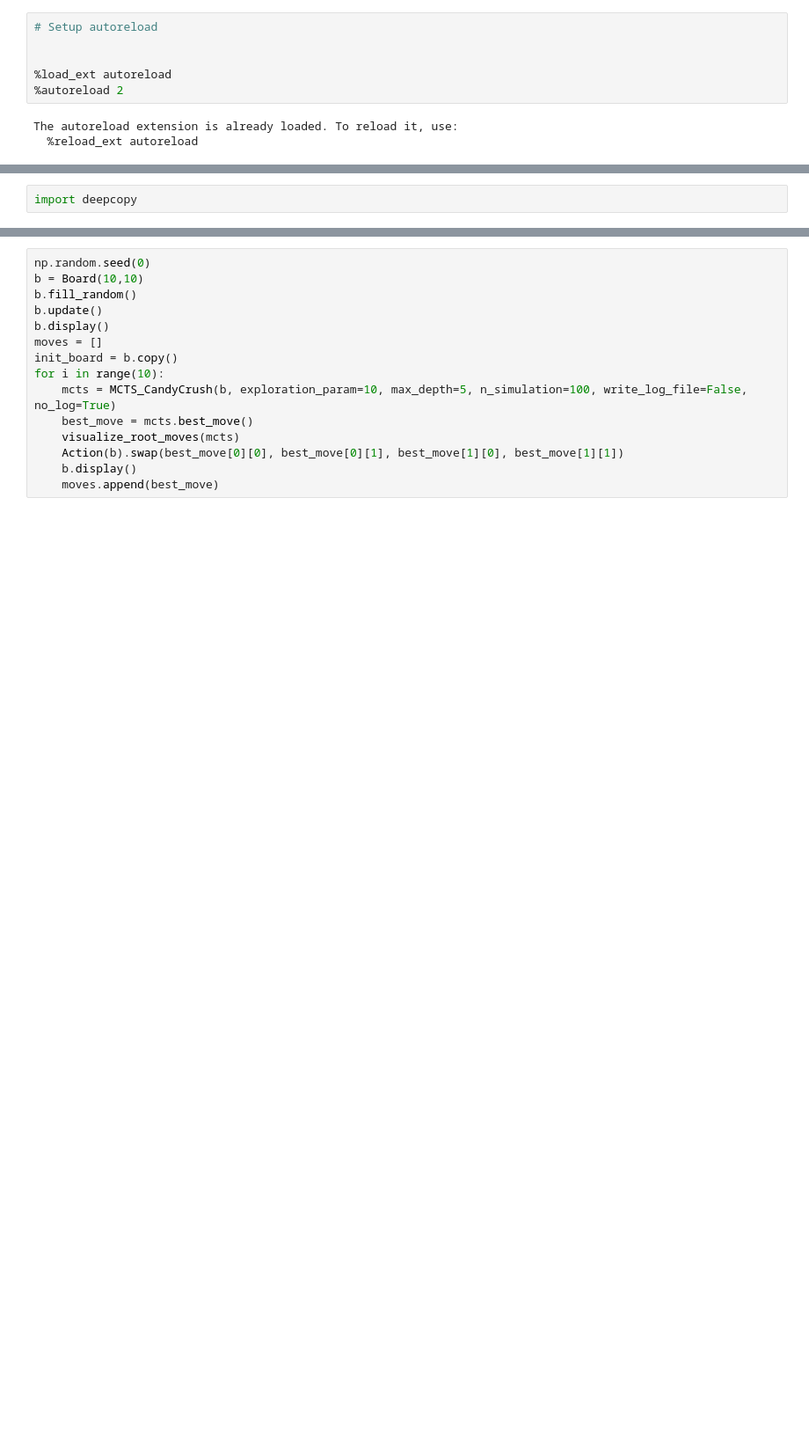
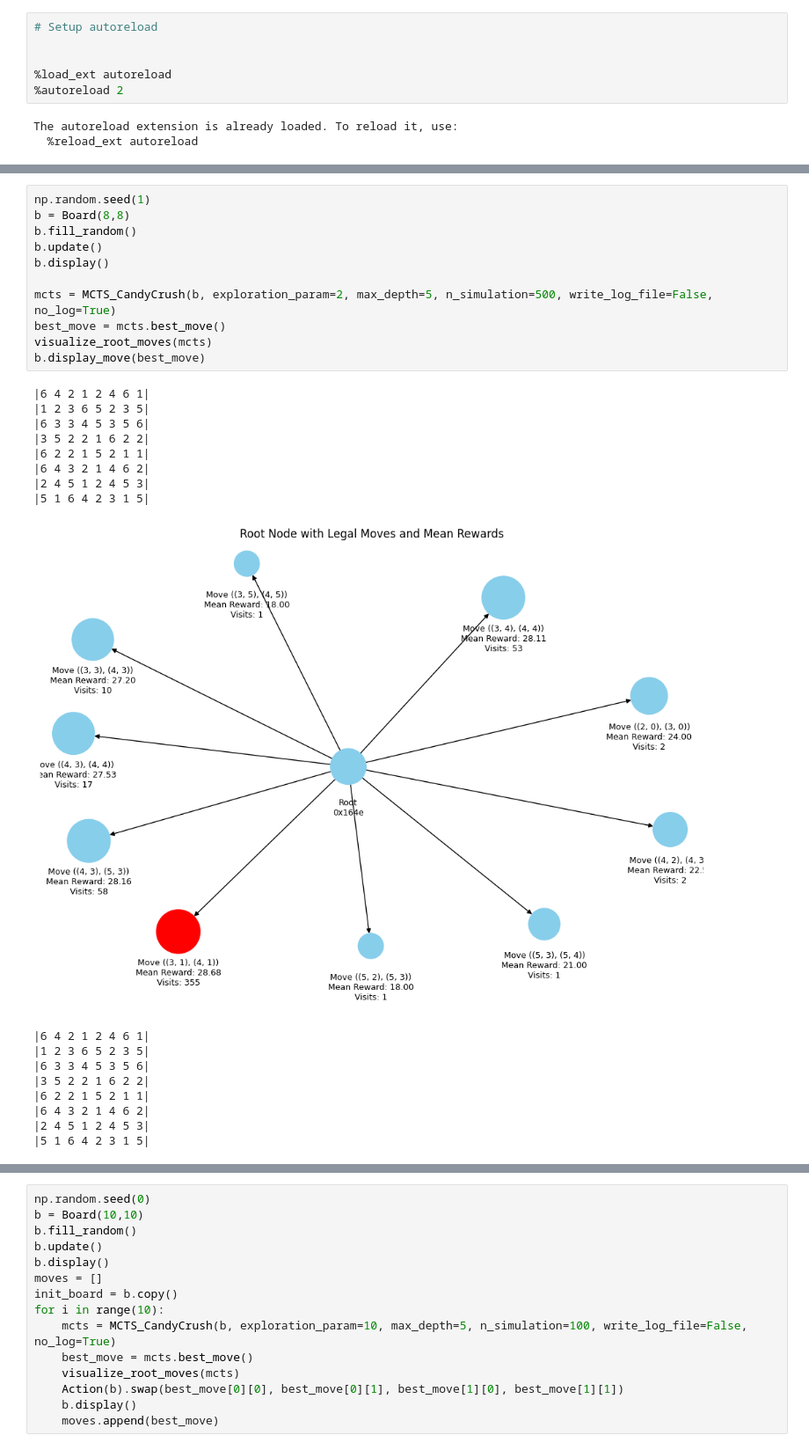
Before and after one commit to AlexisBnnft/CandyCrusher, a Jupyter notebook: Test.ipynb, the cells around one changed output, grey strips where cells are left out. Shown at 88% size. Cells and saved outputs as stored; diff of their text form; blank space fills up the shorter version.

```diff
--- a/Test.ipynb
+++ b/Test.ipynb
@@ -308,2 +99,29 @@ b.display()
-# %%
-import deepcopy
+# %%
+np.random.seed(1)
+b = Board(8,8)
+b.fill_random()
+b.update()
+b.display()
+
+mcts = MCTS_CandyCrush(b, exploration_param=2, max_depth=5, n_simulation=500, write_log_file=False, no_log=True)
+best_move = mcts.best_move()
+visualize_root_moves(mcts)
+b.display_move(best_move)
+# %% [output]
+|6 4 2 1 2 4 6 1|
+|1 2 3 6 5 2 3 5|
+|6 3 3 4 5 3 5 6|
+|3 5 2 2 1 6 2 2|
+|6 2 2 1 5 2 1 1|
+|6 4 3 2 1 4 6 2|
+|2 4 5 1 2 4 5 3|
+|5 1 6 4 2 3 1 5|
+[figure, added]
+|6 4 2 1 2 4 6 1|
+|1 2 3 6 5 2 3 5|
+|6 3 3 4 5 3 5 6|
+|3 5 2 2 1 6 2 2|
+|6 2 2 1 5 2 1 1|
+|6 4 3 2 1 4 6 2|
+|2 4 5 1 2 4 5 3|
+|5 1 6 4 2 3 1 5|
```
Also changed, not shown: parts of 14 cells of this notebook, 3 other files.
